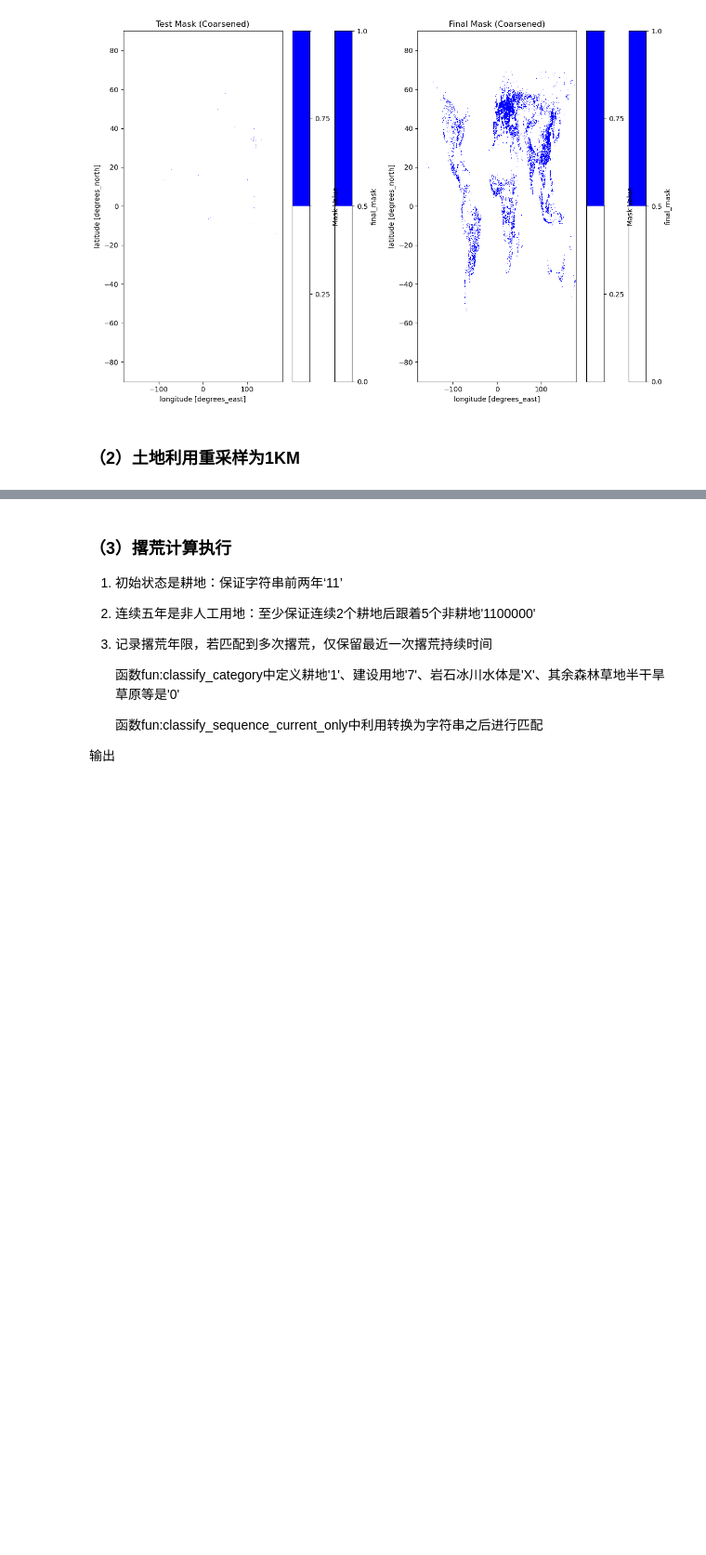
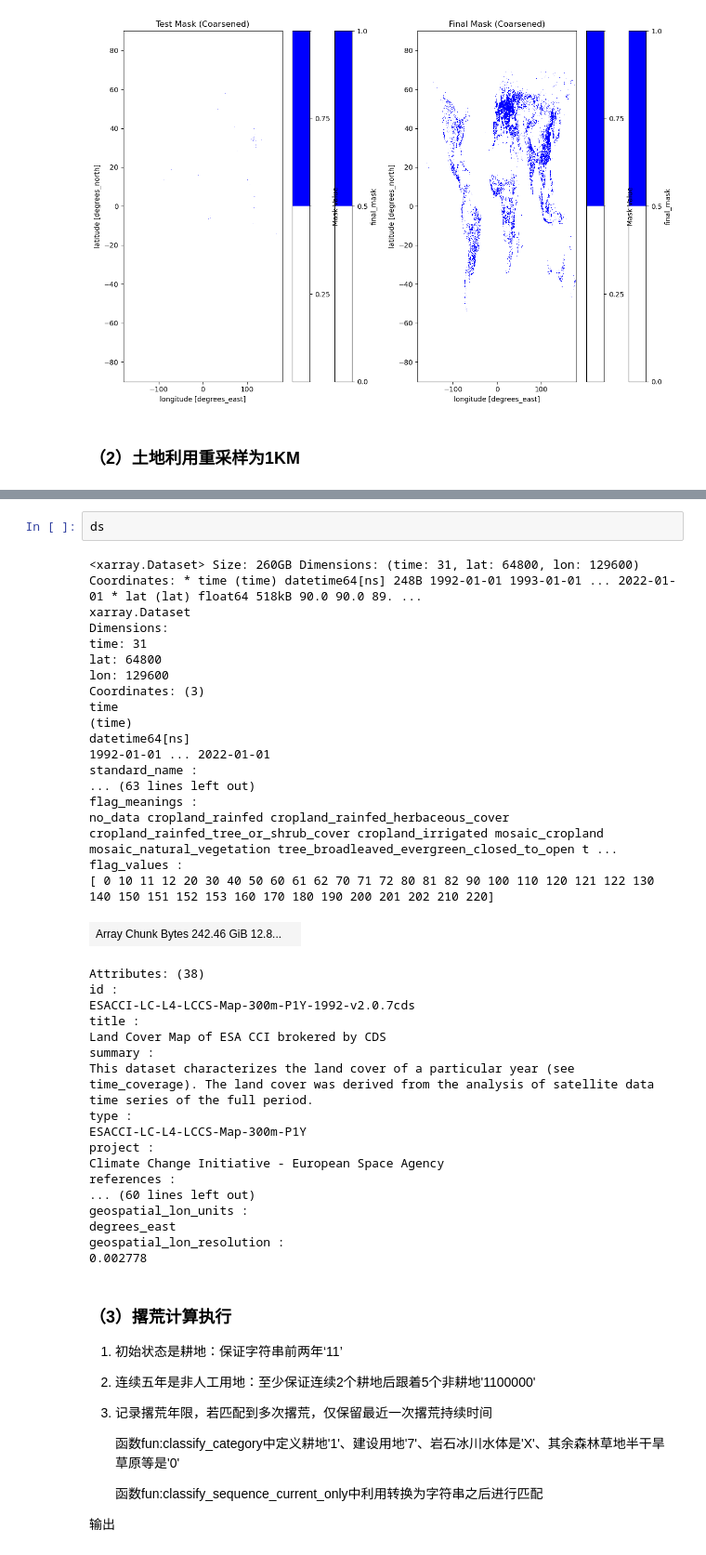
Before and after one commit to px39n/Landuse_Zhong, a Jupyter notebook: Process.ipynb, the cells around one changed output, grey strips where cells are left out. Shown at 93% size. Saved outputs shown, nothing was run; the diff lists cells and outputs as text; blank space fills up the shorter version.

```diff
--- a/Process.ipynb
+++ b/Process.ipynb
@@ -1591,3 +1634,41 @@ print(f"✅ 重采样完成并保存为：{output_path}")
+# %%
+ds
+# %% [output]
+<xarray.Dataset> Size: 260GB Dimensions: (time: 31, lat: 64800, lon: 129600) Coordinates: * time (time) datetime64[ns] 248B 1992-01-01 1993-01-01 ... 2022-01-01 * lat (lat) float64 518kB 90.0 90.0 89. ...
+xarray.Dataset
+Dimensions:
+time: 31
+lat: 64800
+lon: 129600
+Coordinates: (3)
+time
+(time)
+datetime64[ns]
+1992-01-01 ... 2022-01-01
+standard_name :
+... (63 lines left out)
+flag_meanings :
+no_data cropland_rainfed cropland_rainfed_herbaceous_cover cropland_rainfed_tree_or_shrub_cover cropland_irrigated mosaic_cropland mosaic_natural_vegetation tree_broadleaved_evergreen_closed_to_open t ...
+flag_values :
+[ 0 10 11 12 20 30 40 50 60 61 62 70 71 72 80 81 82 90 100 110 120 121 122 130 140 150 151 152 153 160 170 180 190 200 201 202 210 220]
+| Array Chunk Bytes 242.46 GiB 12.8... |  |
+Attributes: (38)
+id :
+ESACCI-LC-L4-LCCS-Map-300m-P1Y-1992-v2.0.7cds
+title :
+Land Cover Map of ESA CCI brokered by CDS
+summary :
+This dataset characterizes the land cover of a particular year (see time_coverage). The land cover was derived from the analysis of satellite data time series of the full period.
+type :
+ESACCI-LC-L4-LCCS-Map-300m-P1Y
+project :
+Climate Change Initiative - European Space Agency
+references :
+... (60 lines left out)
+geospatial_lon_units :
+degrees_east
+geospatial_lon_resolution :
+0.002778
 # %% [markdown]
 ### （3）撂荒计算执行
 
```
Also changed, not shown: parts of 53 cells of this notebook, 18 other files.
